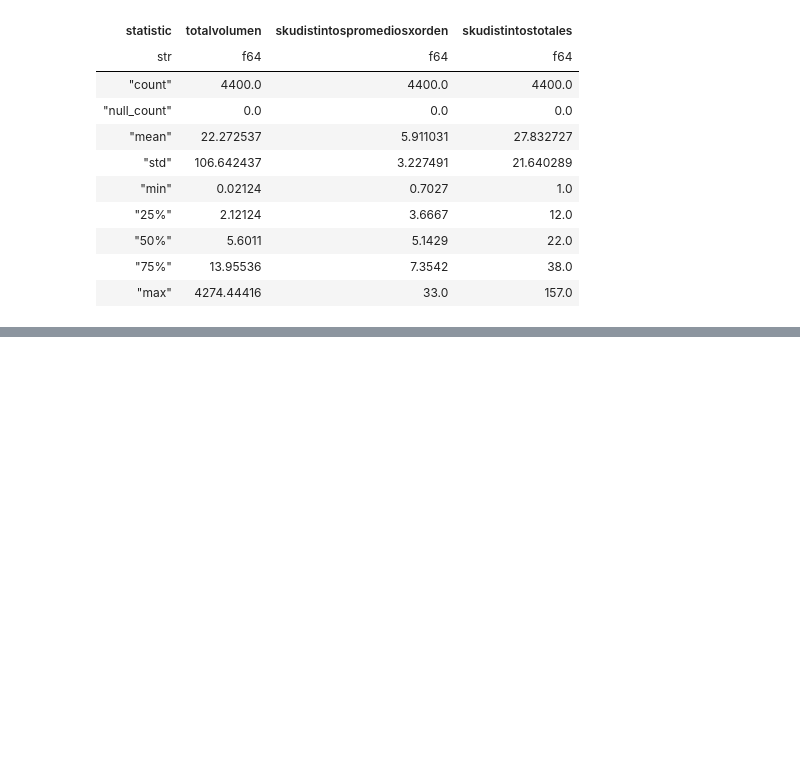
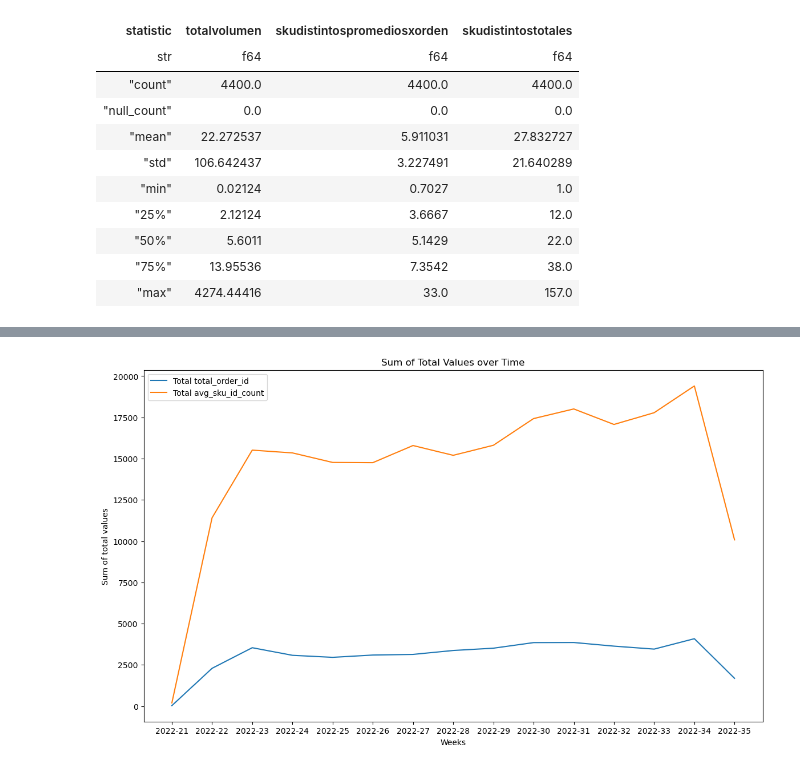
Before and after one commit to iair/challenge_AB_InBev, a Jupyter notebook: notebooks/preprocessing_EDA.ipynb, the cells around one changed output, grey strips where cells are left out. Cells and saved outputs as stored; diff of their text form; code cells hidden in the pictures; blank space fills up the shorter version.

```diff
--- a/notebooks/preprocessing_EDA.ipynb
+++ b/notebooks/preprocessing_EDA.ipynb
@@ -1020,0 +1091,4 @@ shape: (11, 19)
+# %%
+plot_weekly_sum(weekly_result, ["total_order_id", "avg_sku_id_count"],group_by_period='weeks')
+# %% [output]
+[figure, added]
```
Also changed, not shown: parts of 42 cells of this notebook, 7 other files.
